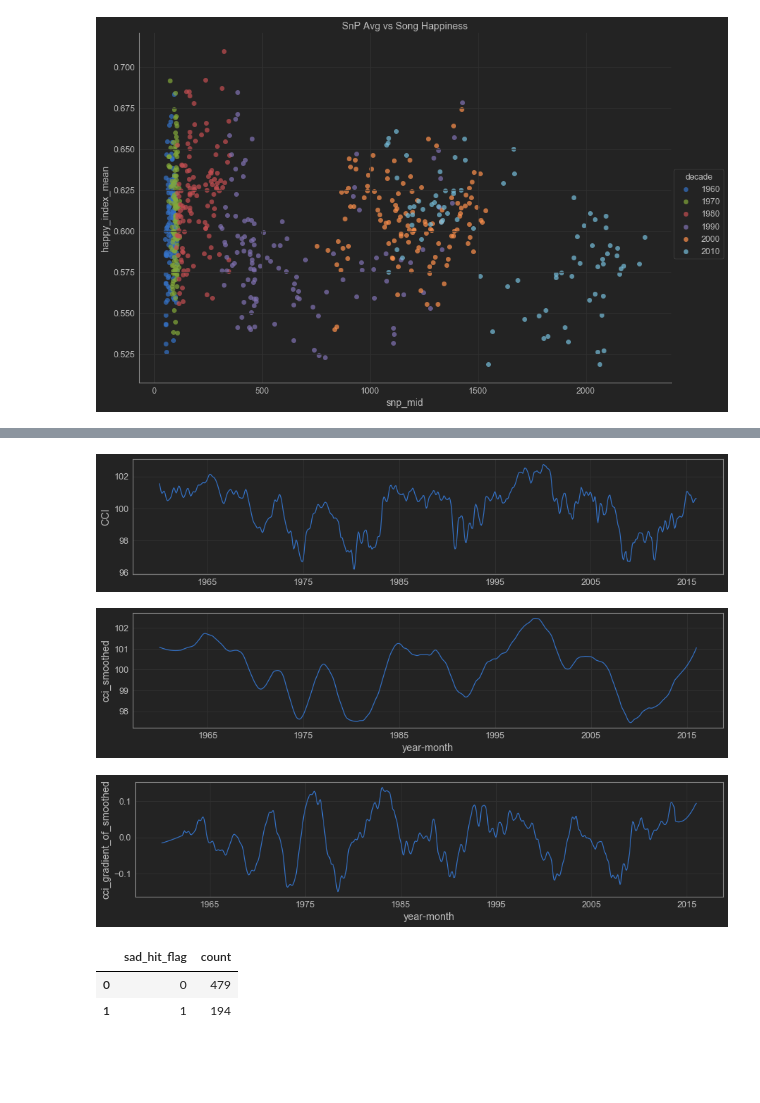
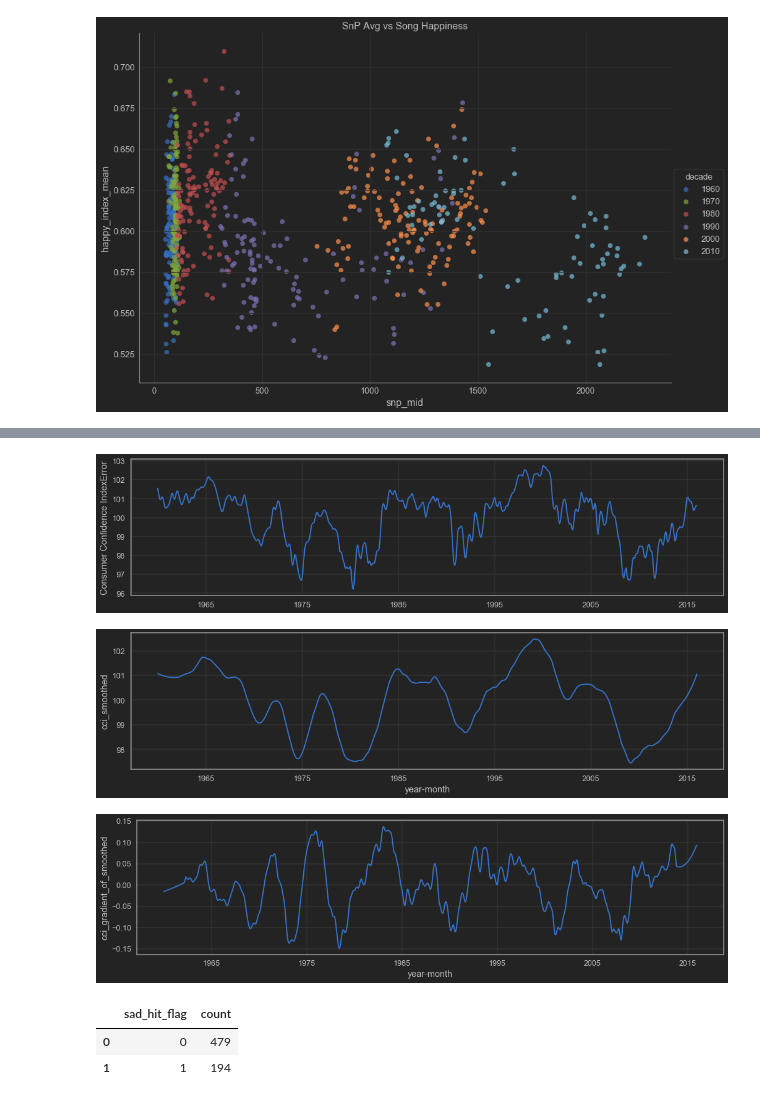
Before and after one commit to akraemer007/what_exactly_are_we_turning_down_for_again, a Jupyter notebook: EDA/eda.ipynb, the cells around one changed output, grey strips where cells are left out. Drawn from its saved outputs; the diff is of its cells as text; code cells hidden in the pictures; blank space fills up the shorter version.

```diff
--- a/EDA/eda.ipynb
+++ b/EDA/eda.ipynb
@@ -5,7 +5,7 @@ import matplotlib
 import matplotlib.pyplot as plt
 from jupyterthemes import jtplot
 import seaborn as sns
-# sns.set(color_codes = True)
+sns.set(color_codes = True)
 %matplotlib inline
 matplotlib.rcParams['figure.figsize'] = (10, 8)
 # %%
@@ -432,32 +538,32 @@ plt.show()
 from scipy.signal import savgol_filter
 # savgol_filter(flag_df['cci_value'], 5, 2)
 # %%
-plt.subplots(figsize=(15,3))
+plt.subplots(figsize=(17,4))
 
 plt.plot(flag_df['cci_value'])
-plt.ylabel('CCI')
+plt.ylabel('Consumer Confidence IndexError')
 plt.show()
 
-plt.subplots(figsize=(15,3))
+plt.subplots(figsize=(17,4))
 flag_df['smooth_cci'] = savgol_filter(flag_df['cci_value'], 55, 3)
 
 plt.plot(flag_df['smooth_cci'])
 plt.xlabel('year-month')
 plt.ylabel('cci_smoothed')
 
 plt.show()
 
-plt.subplots(figsize=(15,3))
+plt.subplots(figsize=(17,4))
 flag_df['cci_gradient_smooth'] = np.gradient(flag_df['smooth_cci'])
 plt.plot(flag_df['cci_gradient_smooth'])
 plt.xlabel('year-month')
 plt.ylabel('cci_gradient_of_smoothed')
 
 plt.show()
 # %% [output]
-[figure, old version]
+[figure, new version]
-[figure, old version]
+[figure, new version]
-[figure, old version]
+[figure, new version]
 # %%
 flag_df.groupby('sad_hit_flag')['year'].count().reset_index(name = 'count')
 # %% [output]
```
Also changed, not shown: parts of 17 cells of this notebook, 4 other files.
